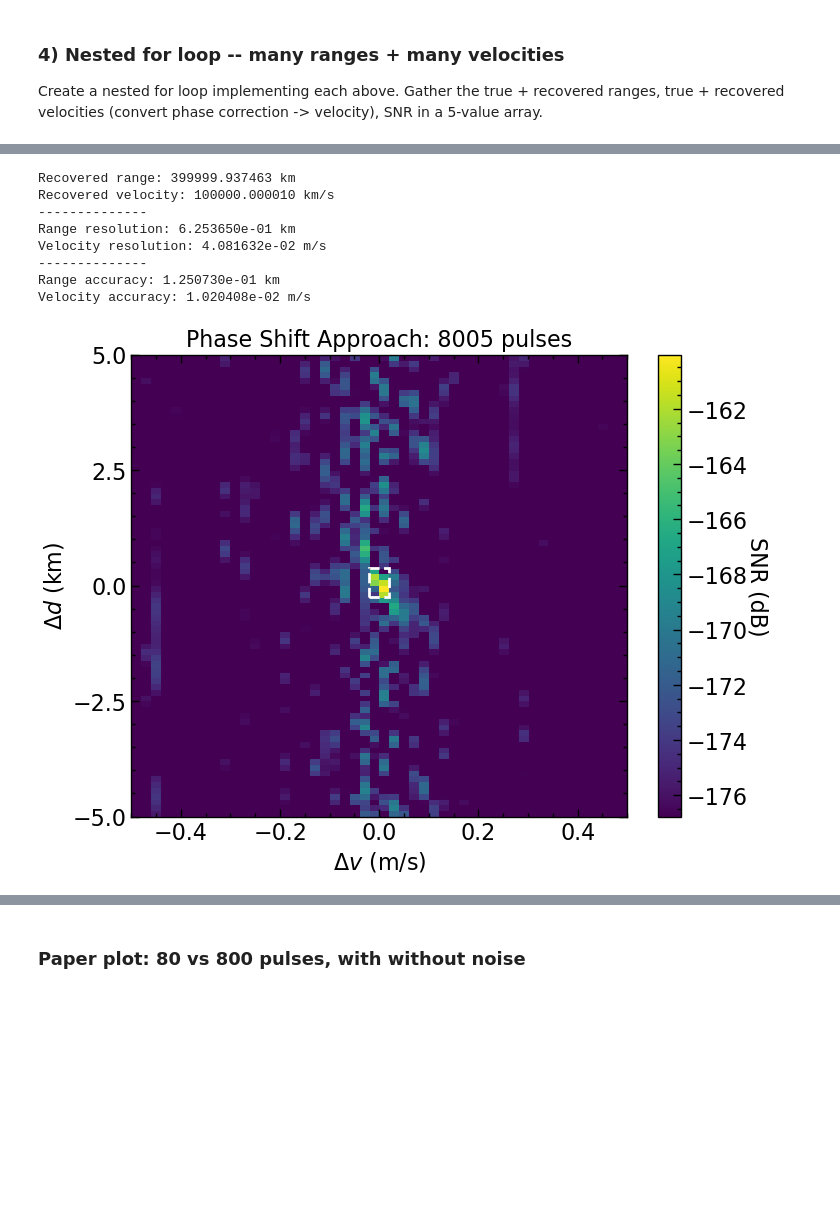
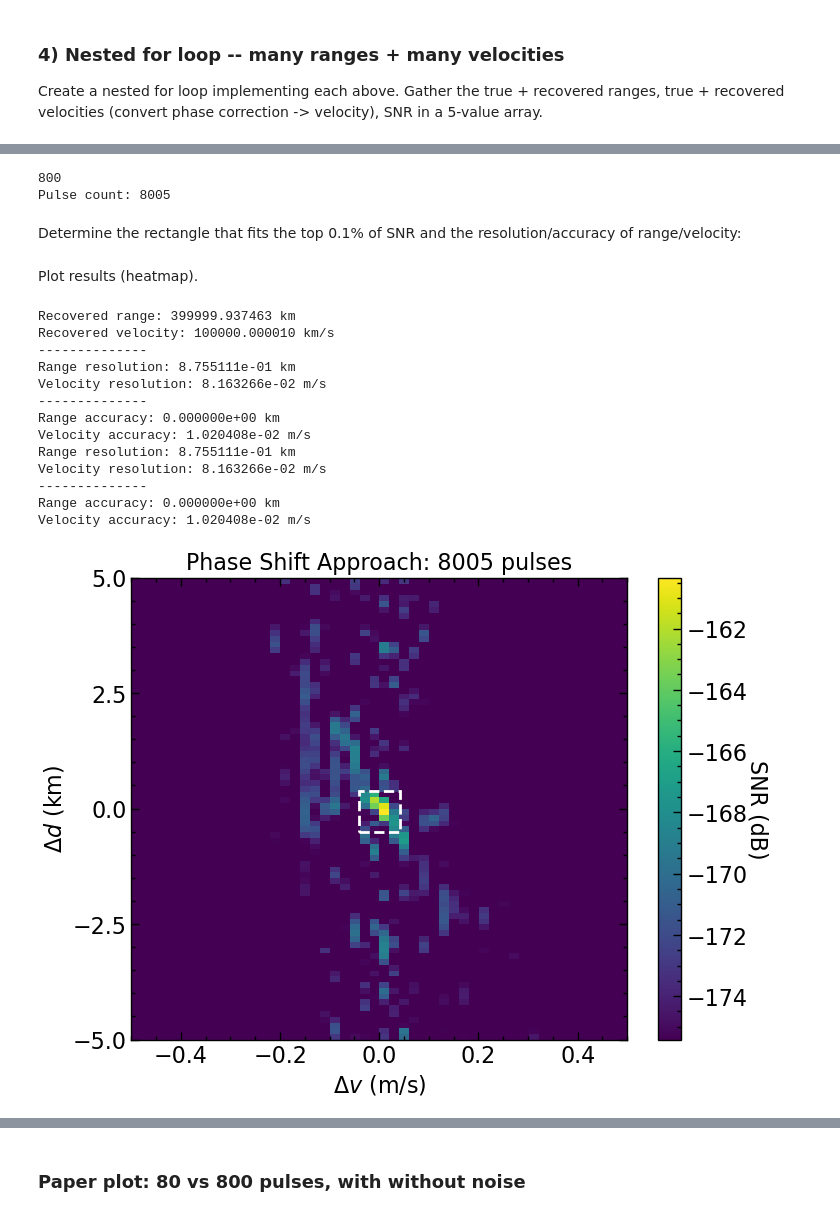
Before and after one commit to MystaryPi/reason-ranging, a Jupyter notebook: Phase Shift Approach.ipynb, the cells around one changed output, grey strips where cells are left out. Saved outputs shown, nothing was run; the diff lists cells and outputs as text; code cells hidden in the pictures; blank space fills up the shorter version.

```diff
--- a/Phase Shift Approach.ipynb
+++ b/Phase Shift Approach.ipynb
@@ -110,11 +130,6 @@ def ranging_per_v(start_alt, end_time, vset):
 # %%
 # set up range array
-hf_Ae = (Gt*hf_wavelength**2)/(4*np.pi)
-N_galactic = 10**-17 # W/mhz/m^2
-N_power = N_galactic * (hf_bandwidth/1e6) * hf_Ae # W
-print("Galactic noise (power): {} W".format(N_power))
-
-start_alt = 1000000*1e3 #m
+start_alt = d # m
 end_time = 2*start_alt/c #s
 vtrue = 4e3 #m/s
 
@@ -282,10 +299,11 @@ plt.style.use(['science', 'notebook'])
 res, pulse_count, Pr = ranging_per_v(start_alt, end_time, 4e3) # assume 4 km/s
 
 vcount = 0
-for v in np.linspace(3.9995e3, 4.0005e3, 5):
+vguesses = np.linspace(vtrue-.0005e3, vtrue+0.0005e3, 300)
+for v in vguesses:
     if vcount % 100 == 0: print(vcount)
 
-    _, shifted_signal  = get_SNR(res*np.sqrt(Pr), 0, pulse_count, 4e3, v, 40000e3) # true alt=40000
-    SNR = 10*np.log10((np.abs(shifted_signal)**2)/N_power) # in units of power
+    _, shifted_signal  = get_SNR(res*np.sqrt(Pr), N_power, pulse_count, 4e3, v, 40000e3) # true alt=40000
+    SNR = 10*np.log10(np.max((np.abs(shifted_signal)**2)/N_power)) # in units of power
     SNR_array = np.append(SNR_array, SNR)
     vcount += 1
@@ -337,2 +351,9 @@ Pulse count: 8005
 # %%
-np.savetxt("final/final_400000km.txt", final)
+final = guess_both(400000e3, 100000e3, 0.0005e3, 50)
+# dtrue = 400000e3, vtrue = 100000e3
+#np.savetxt("final/final_400000km.txt", final)
+# %% [output]
+800
+Pulse count: 8005
+# %% [markdown]
+Determine the rectangle that fits the top 0.1% of SNR and the resolution/accuracy of range/velocity:
@@ -339,3 +387,5 @@ np.savetxt("final/final_400000km.txt", final)
+# %% [markdown]
+Plot results (heatmap).
 # %%
 #plt.style.use('/Users/michpark/Sync/Documents/JPL-EUROPA/sample.mplstyle')
 
@@ -365,52 +415,49 @@ print("--------------")
 ax.locator_params(axis='x', nbins=5)
 #ax.xaxis.set_major_formatter(FormatStrFormatter('%1.1e'))
 #ax.yaxis.set_major_formatter(FormatStrFormatter('%1.1e'))
 ax.locator_params(axis='y', nbins=5)
 
-# DRAW CONTOUR
-threshold = np.percentile(final, 99.9)  # Top 0.1% as the brightest
-brightest_region = final >= threshold
-labeled_array, num_features = label(brightest_region)
-regions = find_objects(labeled_array)
-largest_region = max(regions, key=lambda r: (r[0].stop - r[0].start) * (r[1].stop - r[1].start))
+# Obtain top 0.1% SNR rectangle parameters
+[x_start, x_stop, y_start, y_stop] = get_rectangle(final)
 
-# Get the coordinates for the rectangle
-y_start, y_stop = (distance_guesses[max(0, largest_region[0].start)] - dtrue), (distance_guesses[min(final.shape[0]-1, largest_region[0].stop)] - dtrue)
-x_start, x_stop = (velocity_guesses[max(0, largest_region[1].start)] - vtrue), (velocity_guesses[min(final.shape[1]-1, largest_region[1].stop)] - vtrue)
+# Display resolution params
+range_res, vel_res, range_acc, vel_acc = get_resolution(final, [x_start, x_stop, y_start, y_stop])
+print("Range resolution: {:e} km".format(range_res))
+print("Velocity resolution: {:e} m/s".format(vel_res))
+print("--------------")
+print("Range accuracy: {:e} km".format(range_acc))
+print("Velocity accuracy: {:e} m/s".format(vel_acc))
+
 
 # Draw the rectangle
 rect = plt.Rectangle((x_start - 0.5*np.diff(velocity_guesses)[0], y_start/1e3 - 0.5*np.diff(distance_guesses)[0]/1e3), (x_stop - x_start), (y_stop - y_start)/1e3,
                      edgecolor='white', facecolor='none', linewidth=2, ls='--', path_effects=[path_effects.withStroke(linewidth=1, foreground='black')])
 ax.add_patch(rect)
-
-# label with the width + height
-# resolution = width of the top 0.1% box
-# accuracy = how off from actual true value
-print("Range resolution: {:e} km".format((y_stop-y_start)/1e3))
-print("Velocity resolution: {:e} m/s".format((x_stop-x_start)))
-print("--------------")
-print("Range accuracy: {:e} km".format(np.mean([y_start, y_stop])/1e3))
-print("Velocity accuracy: {:e} m/s".format(np.mean([x_stop,x_start])))
 
 # annotate with the width + height of box
 #ax.annotate('{:.3f} cm/s'.format(vel_res), (x_start + (x_stop-x_start)/2, y_start-(y_stop-y_start)/2.9), ha='center', color='white', fontsize=14, fontweight='bold')
 #ax.annotate('{:.3f} km'.format(range_res), (x_start - (x_stop-x_start)/1.3, y_start + (y_stop-y_start)/2), va='center', color='white', fontsize=14, fontweight='bold')
 
 # annotate with recovered values
 #ax.text(x=0.05, y=0.93, s=r'Range offset: {:.4f} km'.format(np.mean([y_start, y_stop])/1e3), transform=ax.transAxes, color='white')
 #ax.text(x=0.05, y=0.89, s=r'Velocity offset: {:.4f} m/s'.format(np.mean([x_start, x_stop])), transform=ax.transAxes, color='white')
 
 #plt.xlim((-0.2, 0.2))
 plt.ylim((x_start/1e3-5, x_stop/1e3+5))
 
 plt.show()
 # %% [output]
 Recovered range: 399999.937463 km
 Recovered velocity: 100000.000010 km/s
 --------------
-Range resolution: 6.253650e-01 km
-Velocity resolution: 4.081632e-02 m/s
+Range resolution: 8.755111e-01 km
+Velocity resolution: 8.163266e-02 m/s
 --------------
-Range accuracy: 1.250730e-01 km
+Range accuracy: 0.000000e+00 km
 Velocity accuracy: 1.020408e-02 m/s
+Range resolution: 8.755111e-01 km
+Velocity resolution: 8.163266e-02 m/s
+--------------
+Range accuracy: 0.000000e+00 km
+Velocity accuracy: 1.020408e-02 m/s
-[figure, old version]
+[figure, new version]
```
Also changed, not shown: parts of 16 cells of this notebook, 1 other file.
